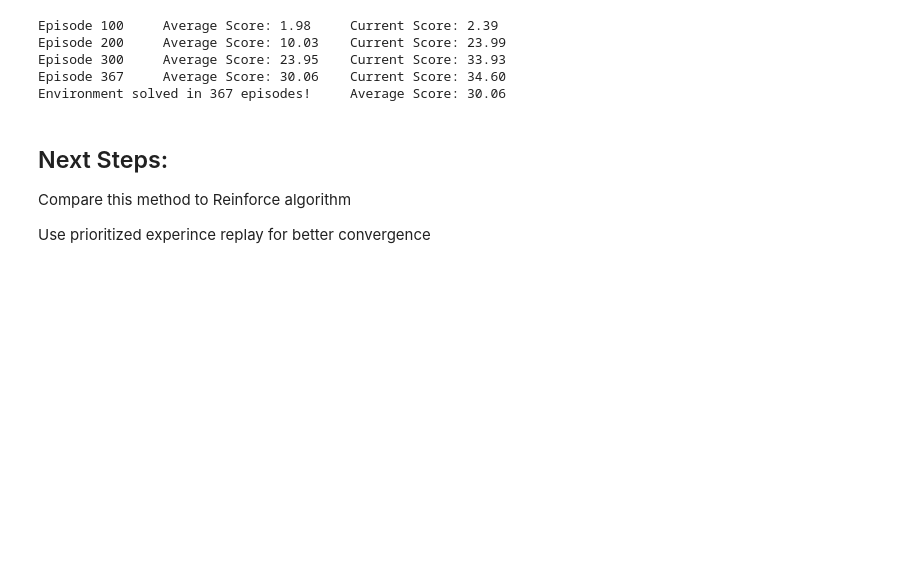
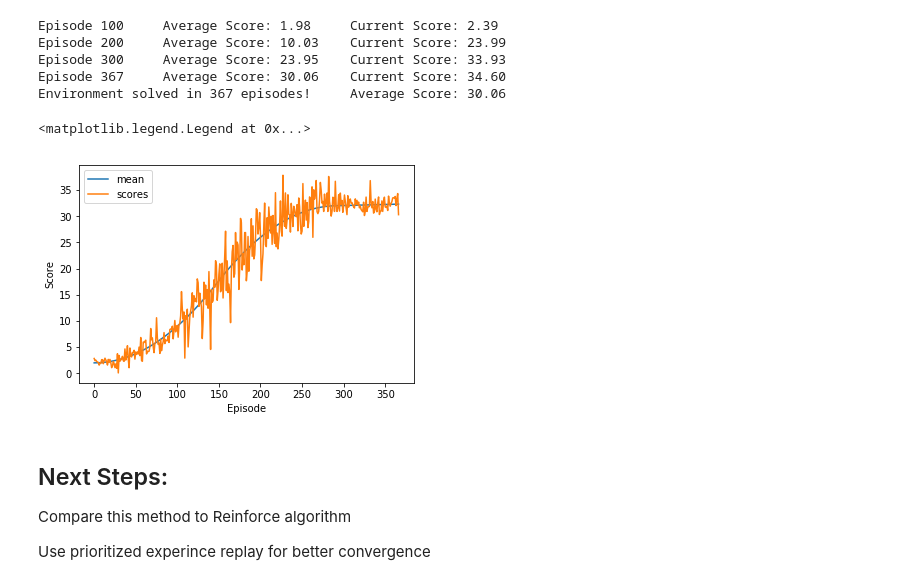
Before and after one commit to alijalali81/Udacity_Continuous_Control, a Jupyter notebook: DRL_CC_Jalali.ipynb, the cells around one changed output. Cells and saved outputs as stored; diff of their text form; code cells hidden in the pictures; blank space fills up the shorter version.

```diff
--- a/DRL_CC_Jalali.ipynb
+++ b/DRL_CC_Jalali.ipynb
@@ -512,6 +512,19 @@ Episode 200     Average Score: 10.03    Current Score: 23.99
 Episode 300     Average Score: 23.95    Current Score: 33.93
 Episode 367     Average Score: 30.06    Current Score: 34.60
 Environment solved in 367 episodes!     Average Score: 30.06
+# %%
+import matplotlib.pyplot as plt
+%matplotlib inline
+fig = plt.figure()
+plt.plot(scores, label='scores')
+plt.plot(running_mean,label='mean',color='red')
+plt.legend()
+plt.xlabel('Episode')
+plt.ylabel('Score')
+fig.savefig('result.png')
+# %% [output]
+<matplotlib.legend.Legend at 0x...>
+[figure, added]
 # %% [markdown]
 ## Next Steps:
 
```
